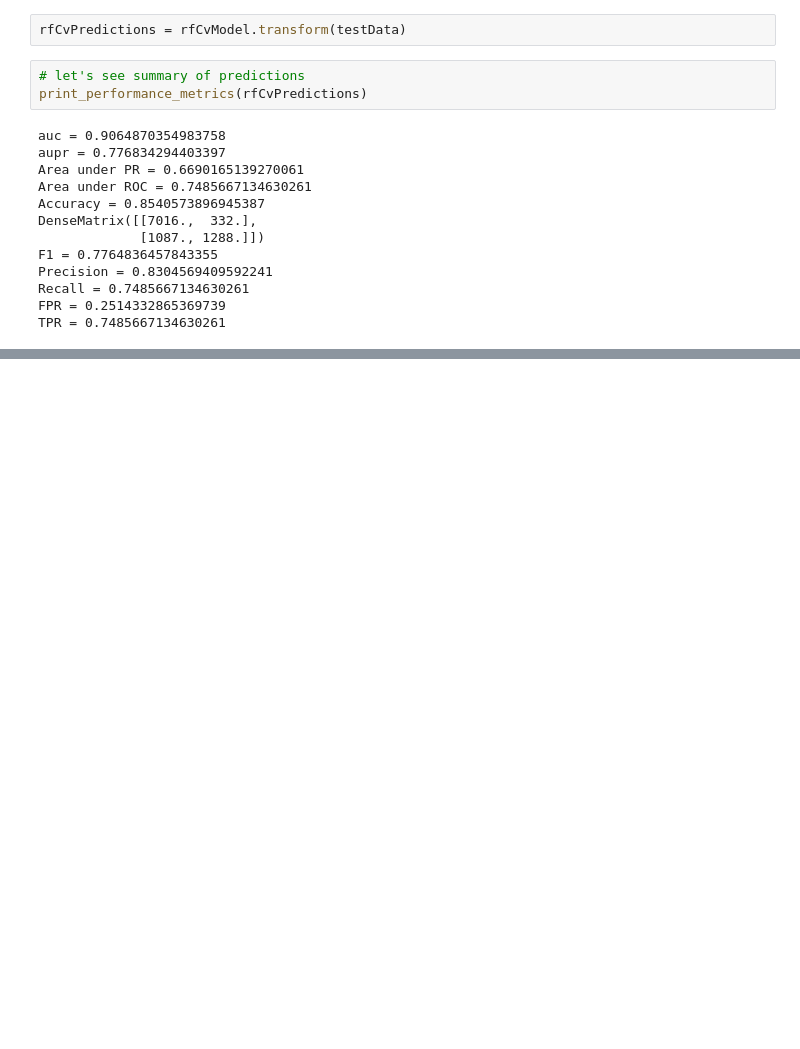
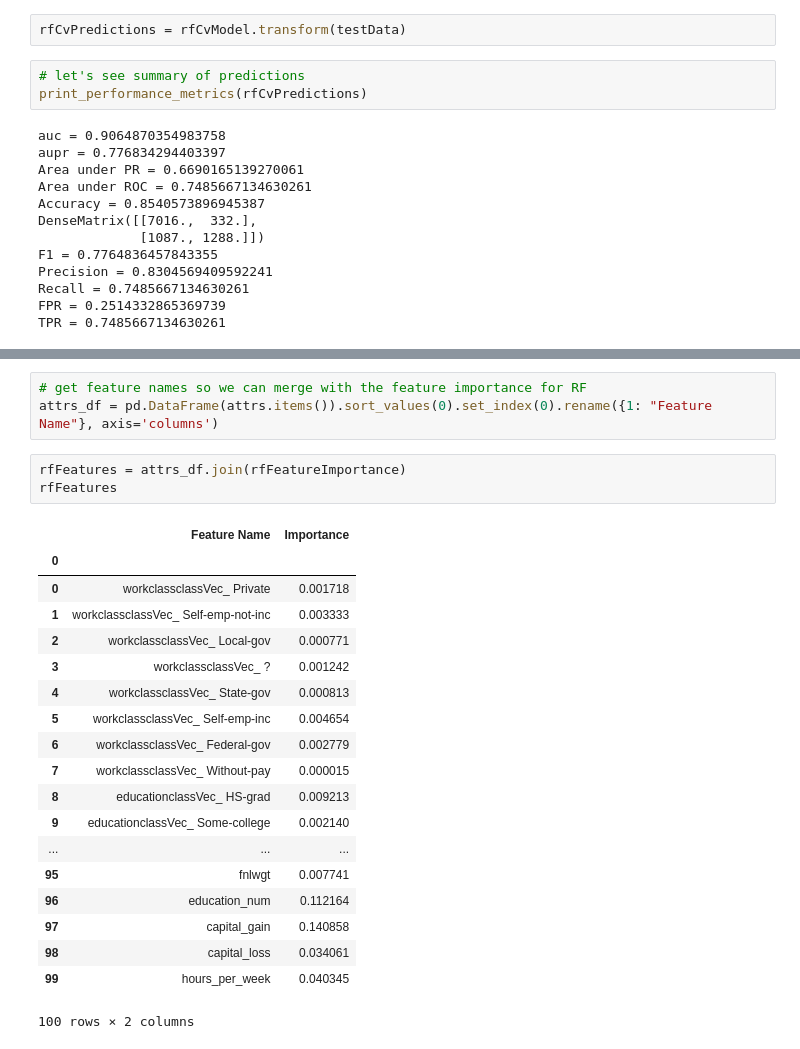
Before and after one commit to sv650s/springboard, a Jupyter notebook: aic-9_3_7-scalable-ml-with-SparkML-mini-project/Spark ML Mini-Project.ipynb, the cells around one changed output, grey strips where cells are left out. Cells and saved outputs as stored; diff of their text form; blank space fills up the shorter version.

```diff
--- a/aic-9_3_7-scalable-ml-with-SparkML-mini-project/Spark ML Mini-Project.ipynb
+++ b/aic-9_3_7-scalable-ml-with-SparkML-mini-project/Spark ML Mini-Project.ipynb
@@ -1024,0 +1068,26 @@ AttributeError: 'RandomForestClassificationModel' object has no attribute 'coeff
+# %%
+# get feature names so we can merge with the feature importance for RF
+attrs_df = pd.DataFrame(attrs.items()).sort_values(0).set_index(0).rename({1: "Feature Name"}, axis='columns')
+# %%
+rfFeatures = attrs_df.join(rfFeatureImportance)
+rfFeatures
+# %% [output]
+|  | Feature Name | Importance |
+| 0 |  |  |
+| 0 | workclassclassVec_ Private | 0.001718 |
+| 1 | workclassclassVec_ Self-emp-not-inc | 0.003333 |
+| 2 | workclassclassVec_ Local-gov | 0.000771 |
+| 3 | workclassclassVec_ ? | 0.001242 |
+| 4 | workclassclassVec_ State-gov | 0.000813 |
+| 5 | workclassclassVec_ Self-emp-inc | 0.004654 |
+| 6 | workclassclassVec_ Federal-gov | 0.002779 |
+| 7 | workclassclassVec_ Without-pay | 0.000015 |
+| 8 | educationclassVec_ HS-grad | 0.009213 |
+| 9 | educationclassVec_ Some-college | 0.002140 |
+| ... | ... | ... |
+| 95 | fnlwgt | 0.007741 |
+| 96 | education_num | 0.112164 |
+| 97 | capital_gain | 0.140858 |
+| 98 | capital_loss | 0.034061 |
+| 99 | hours_per_week | 0.040345 |
+100 rows × 2 columns
```
Also changed, not shown: parts of 8 cells of this notebook, 9 other files.
